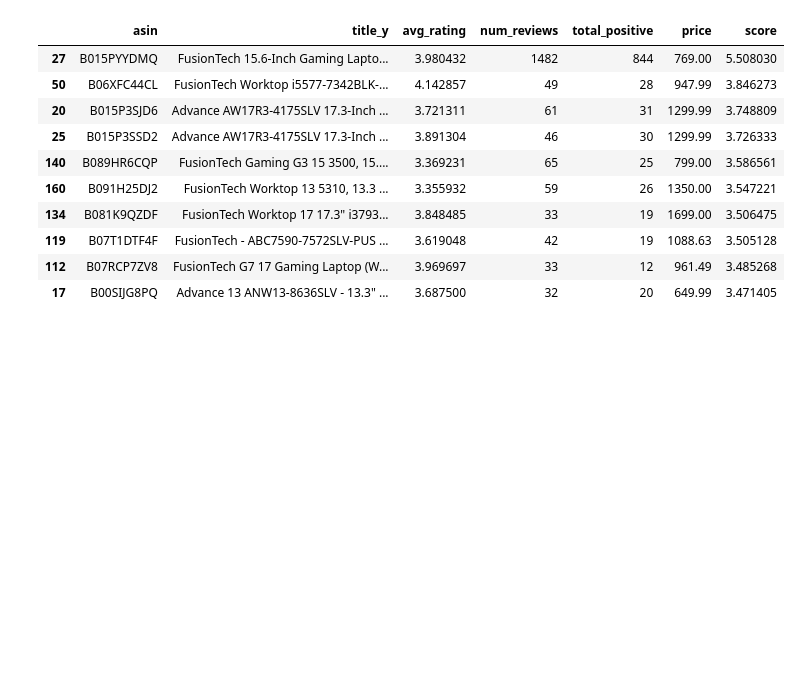
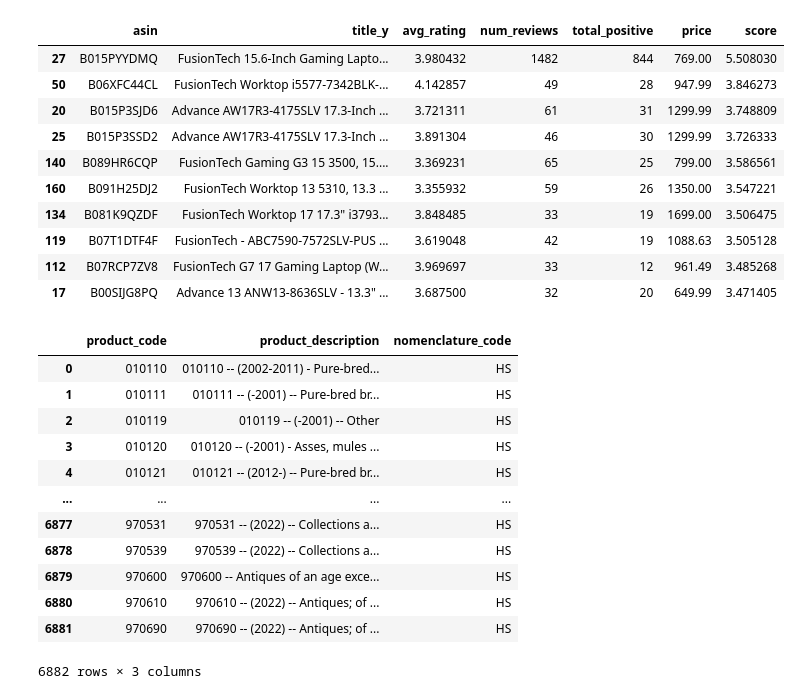
Before and after one commit to RayhanM17/dell_case, a Jupyter notebook: scripts/analysis.ipynb, the cells around one changed output. Saved outputs shown, nothing was run; the diff lists cells and outputs as text; code cells hidden in the pictures; blank space fills up the shorter version.

```diff
--- a/scripts/analysis.ipynb
+++ b/scripts/analysis.ipynb
@@ -146,3 +146,51 @@ top_10_amazon_style[['asin', 'title_y', 'avg_rating', 'num_reviews', 'total_posi
 | 119 | B07T1DTF4F | FusionTech - ABC7590-7572SLV-PUS ... | 3.619048 | 42 | 19 | 1088.63 | 3.505128 |
 | 112 | B07RCP7ZV8 | FusionTech G7 17 Gaming Laptop (W... | 3.969697 | 33 | 12 | 961.49 | 3.485268 |
 | 17 | B00SIJG8PQ | Advance 13 ANW13-8636SLV - 13.3" ... | 3.687500 | 32 | 20 | 649.99 | 3.471405 |
+# %%
+import requests
+import xml.etree.ElementTree as ET
+import pandas as pd
+
+# URL to fetch the product codes
+url = "https://wits.worldbank.org/API/V1/wits/datasource/trn/product/all"
+
+# Fetch the XML data
+response = requests.get(url)
+response.raise_for_status()
+
+# Parse the XML content with namespace
+root = ET.fromstring(response.content)
+ns = {'wits': 'http://wits.worldbank.org'}
+
+# Extract product information into a list of dictionaries
+products = []
+for product in root.findall('.//wits:product', ns):
+    product_code = product.get('productcode')
+    nomenclature_code = product.get('nomenclaturecode')
+    # Find the productdescription child element
+    desc_elem = product.find('wits:productdescription', ns)
+    product_description = desc_elem.text if desc_elem is not None else None
+    products.append({
+        "product_code": product_code,
+        "product_description": product_description,
+        "nomenclature_code": nomenclature_code
+    })
+
+# Convert the list of dictionaries into a pandas DataFrame
+product_codes = pd.DataFrame(products)
+# %%
+product_codes
+# %% [output]
+|  | product_code | product_description | nomenclature_code |
+| 0 | 010110 | 010110 -- (2002-2011) - Pure-bred... | HS |
+| 1 | 010111 | 010111 -- (-2001) -- Pure-bred br... | HS |
+| 2 | 010119 | 010119 -- (-2001) -- Other | HS |
+| 3 | 010120 | 010120 -- (-2001) - Asses, mules ... | HS |
+| 4 | 010121 | 010121 -- (2012-) -- Pure-bred br... | HS |
+| ... | ... | ... | ... |
+| 6877 | 970531 | 970531 -- (2022) -- Collections a... | HS |
+| 6878 | 970539 | 970539 -- (2022) -- Collections a... | HS |
+| 6879 | 970600 | 970600 -- Antiques of an age exce... | HS |
+| 6880 | 970610 | 970610 -- (2022) -- Antiques; of ... | HS |
+| 6881 | 970690 | 970690 -- (2022) -- Antiques; of ... | HS |
+6882 rows × 3 columns
```
Also changed, not shown: parts of 2 cells of this notebook, 2 other files.
